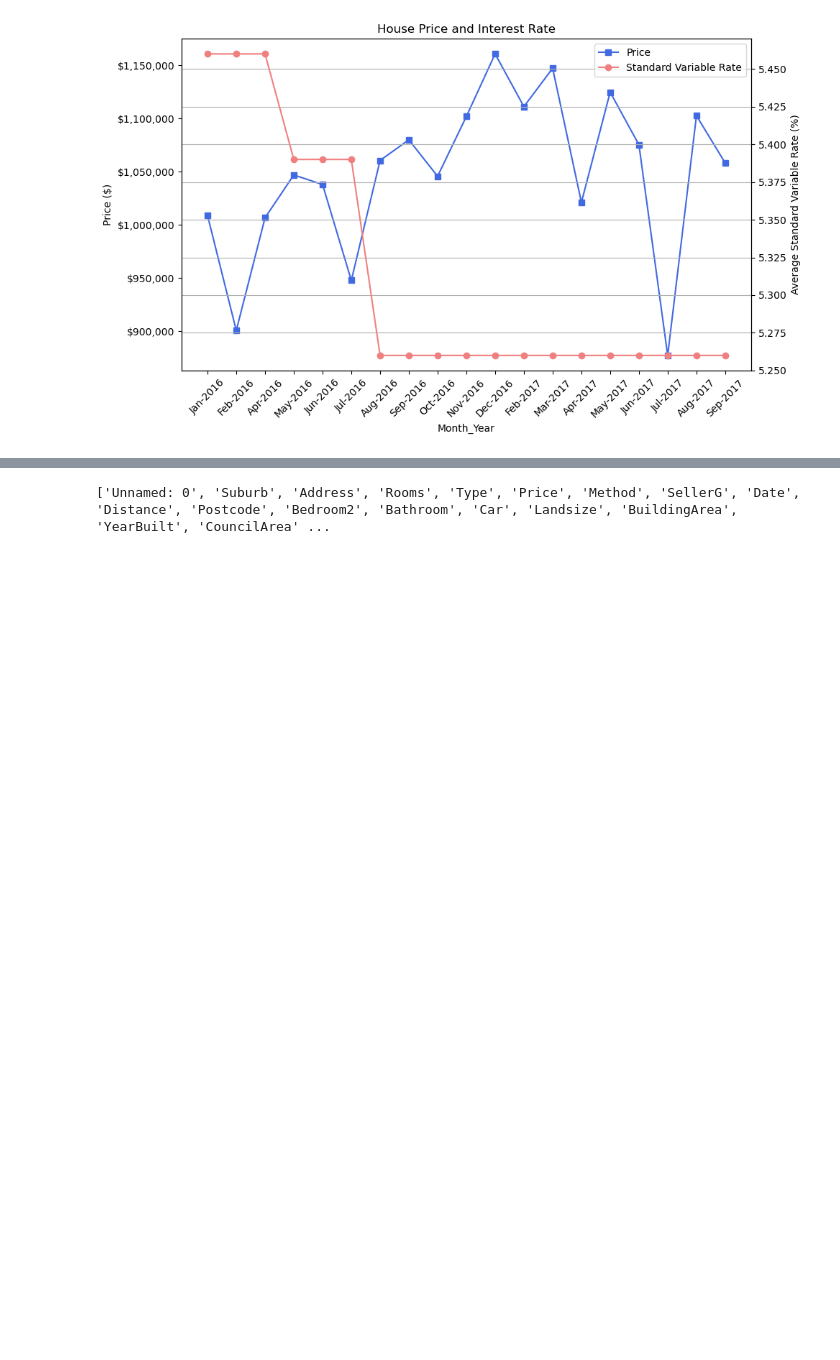
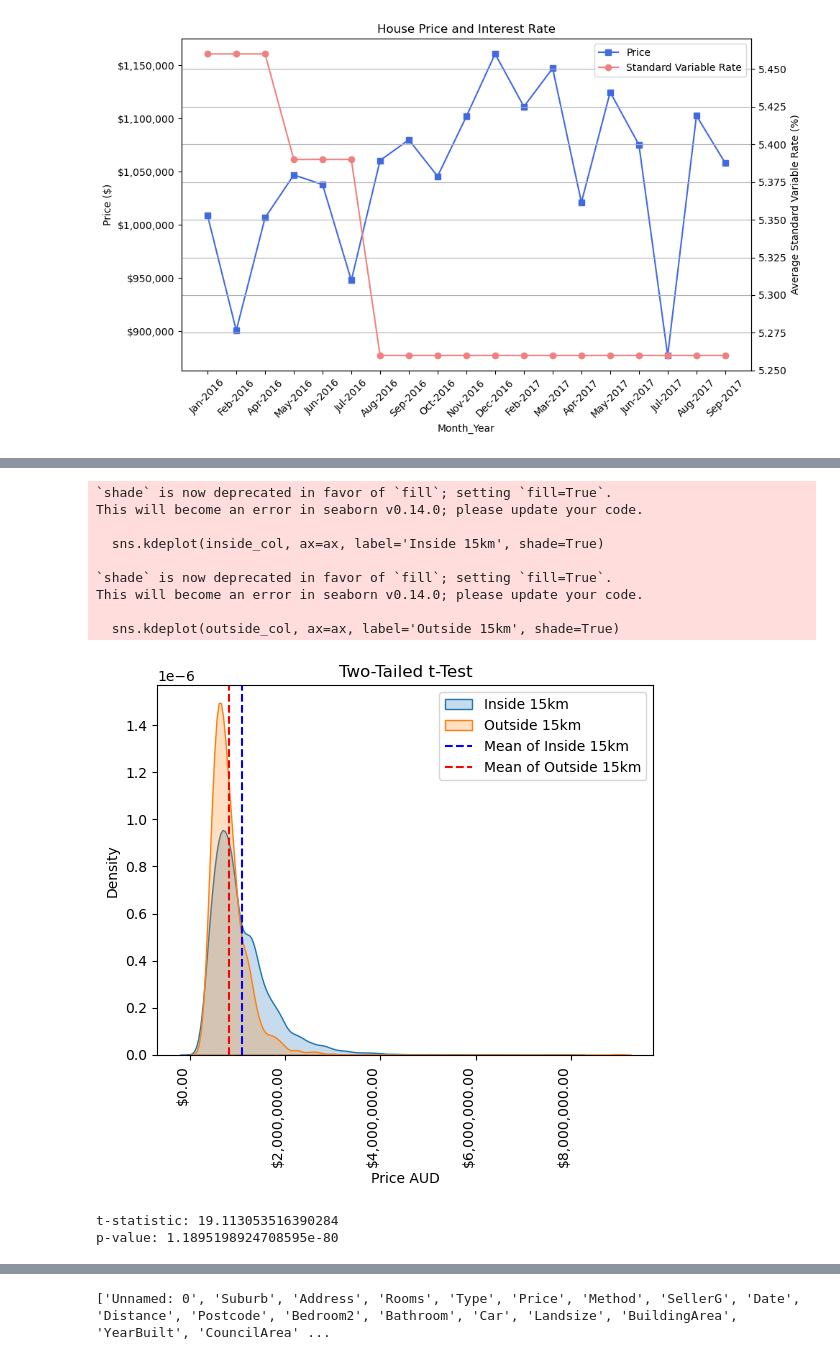
Before and after one commit to Akif23Hasan/Project-1, a Jupyter notebook: Finalised _Analysis_Code.ipynb, the cells around one changed output, grey strips where cells are left out. Saved outputs shown, nothing was run; the diff lists cells and outputs as text; code cells hidden in the pictures; blank space fills up the shorter version.

```diff
--- a/Finalised _Analysis_Code.ipynb
+++ b/Finalised _Analysis_Code.ipynb
@@ -447,0 +524,49 @@ Question 2: Location, Location, Location: Analysing the Impact of Suburb, Region
+# %%
+#T-test
+inside_15km=mel_sales_df.loc[mel_sales_df["Distance"]<= 15]
+outside_15km=mel_sales_df.loc[mel_sales_df["Distance"]> 15]
+inside_col=inside_15km['Price']
+outside_col=outside_15km['Price']
+
+av_1=inside_col.mean()
+av_2=outside_col.mean()
+
+
+# Conduct independent t-test
+t_stat, p_value = stats.ttest_ind(inside_col,outside_col)
+
+# Plot using KDE plots
+fig, ax = plt.subplots()
+sns.kdeplot(inside_col, ax=ax, label='Inside 15km', shade=True)
+sns.kdeplot(outside_col, ax=ax, label='Outside 15km', shade=True)
+ax.axvline(x=np.mean(inside_col), color='blue', linestyle='--', label='Mean of Inside 15km')
+ax.axvline(x=np.mean(outside_col), color='red', linestyle='--', label='Mean of Outside 15km')
+plt.xticks(rotation=90, ha='right')
+# Format the y-axis to display prices in dollars
+fmt = '${x:,.2f}'
+tick = mtick.StrMethodFormatter(fmt)
+ax.xaxis.set_major_formatter(tick)
+
+ax.set_xlabel('Price AUD')
+ax.set_ylabel('Density')
+ax.set_title('Two-Tailed t-Test')
+ax.legend()
+plt.savefig('T-test.png', bbox_inches='tight')
+plt.show()
+
+# Print the t-statistic and p-value
+print('t-statistic:', t_stat)
+print('p-value:', p_value)
+# %% [output]
+`shade` is now deprecated in favor of `fill`; setting `fill=True`.
+This will become an error in seaborn v0.14.0; please update your code.
+
+  sns.kdeplot(inside_col, ax=ax, label='Inside 15km', shade=True)
+
+`shade` is now deprecated in favor of `fill`; setting `fill=True`.
+This will become an error in seaborn v0.14.0; please update your code.
+
+  sns.kdeplot(outside_col, ax=ax, label='Outside 15km', shade=True)
+[figure, added]
+t-statistic: 19.113053516390284
+p-value: 1.1895198924708595e-80
```
Also changed, not shown: parts of 13 cells of this notebook, 8 other files.
